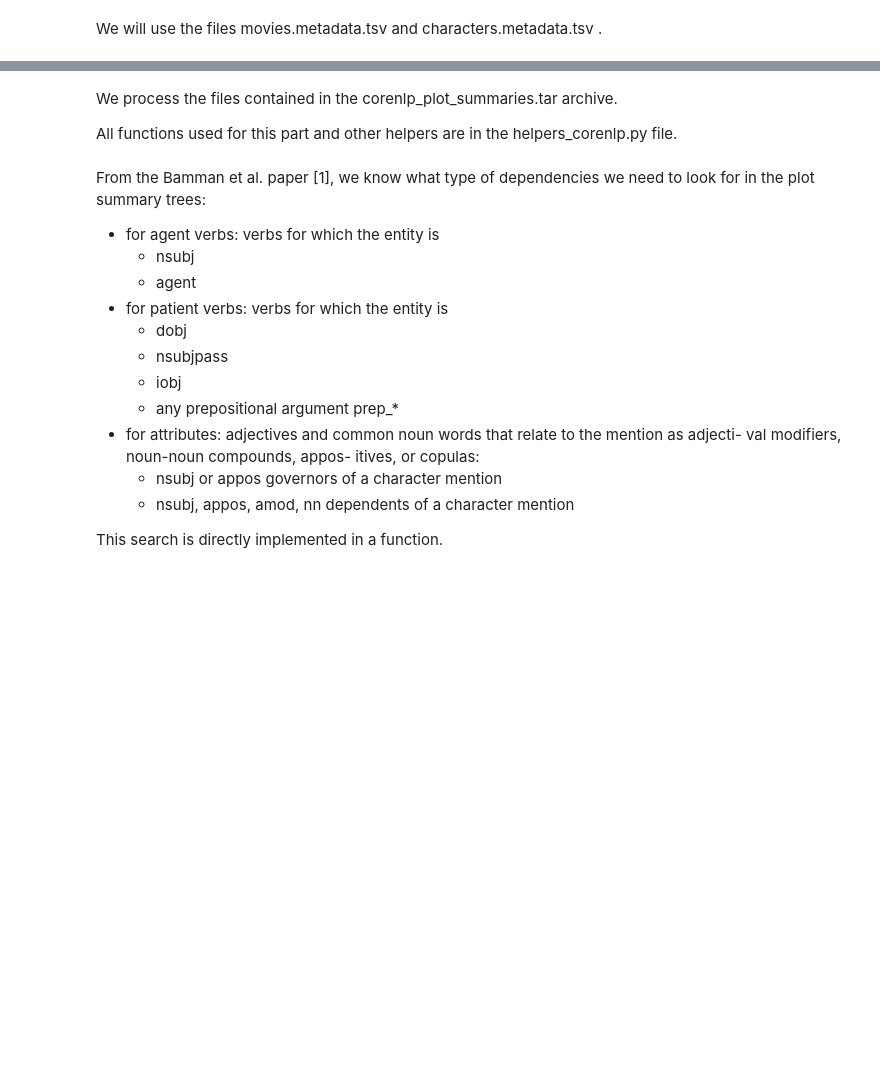
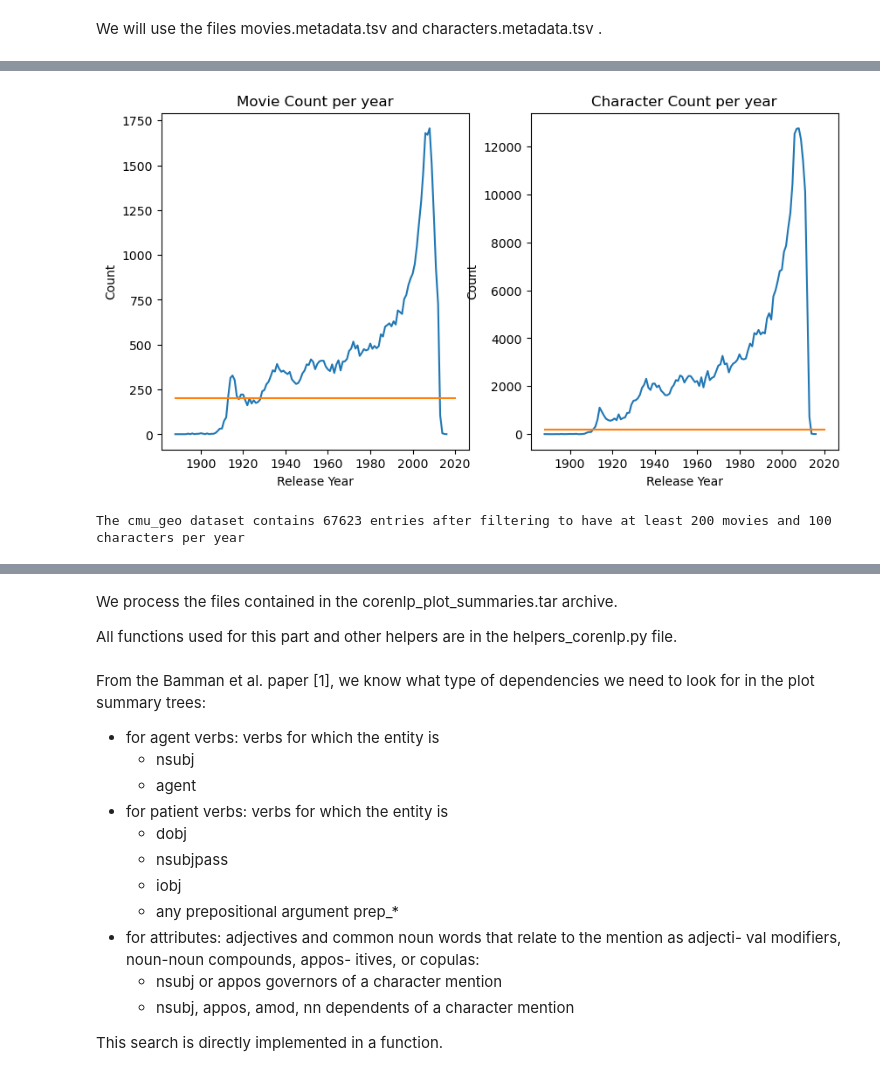
Before and after one commit to epfl-ada/ada-2023-project-teamcajare2023, a Jupyter notebook: P2.ipynb, the cells around one changed output, grey strips where cells are left out. Saved outputs shown, nothing was run; the diff lists cells and outputs as text; code cells hidden in the pictures; blank space fills up the shorter version.

```diff
--- a/P2.ipynb
+++ b/P2.ipynb
@@ -147,0 +316,8 @@ cmu.sample(2)
+# %%
+# Remove the rows for which we have more than one unique continent
+length_before = len(movies_geo)
+
+movies_geo = movies_geo[movies_geo['Continent'].apply(lambda x: len(x) <= 1)].copy(deep=True)
+
+length_after = len(movies_geo)
+print(f'{length_before-length_after} rows were dropped')
@@ -147,0 +326,7 @@ cmu.sample(2)
+# %%
+# Change the data type of the 'Continent' column from a list to a string since it now contains lists with only one element
+movies_geo['Continent'] = movies_geo['Continent'].apply(lambda x: x[0] if isinstance(x, list) else x)
+# %%
+# convert list in string
+movies_geo['Countries'] = movies_geo['Countries'].apply(lambda x: x[0] if isinstance(x, list) else x)
+movies_geo.sample(2)
@@ -147,0 +343,7 @@ cmu.sample(2)
+# %%
+# Merge the 2 datasets according to the common columns, and drop the columns that we don't need
+cmu_geo = movies_geo.merge(characters, how='inner', on=['WikiMovieID', 'FreebaseMovieID', 'ReleaseDate', 'ReleaseYear'])
+cmu_geo = cmu_geo.drop(['DoB', 'Height', 'Runtime'], axis=1).copy(deep=True)
+
+print(f'The cmu_geo dataset contains {len(cmu_geo.index)} entries')
+cmu_geo.sample(2)
@@ -147,0 +355,26 @@ cmu.sample(2)
+# %%
+movie_geo_count_per_year = cmu_geo.groupby(['ReleaseYear']).agg({'WikiMovieID' : 'nunique'})
+character_geo_count_per_year = cmu_geo.groupby(['ReleaseYear']).agg({'Gender': 'count'})
+
+fig, (ax1, ax2) = plt.subplots(1,2,figsize= (10,5))
+ax1.plot(movie_geo_count_per_year)
+ax1.plot([1888, 2020], [200, 200])
+ax1.set_xlabel('Release Year')
+ax1.set_ylabel('Count')
+ax1.set_title('Movie Count per year')
+
+ax2.plot(character_geo_count_per_year)
+ax2.plot([1888, 2020], [200, 200])
+ax2.set_xlabel('Release Year')
+ax2.set_ylabel('Count')
+ax2.set_title('Character Count per year')
+
+plt.show()
+# %% [output]
+[figure, added]
+# %%
+# Keep only movies between 1930 and 2012 to have at least 200 movies per year and at least 100 characters per year
+cmu_geo = cmu_geo.loc[(movies['ReleaseYear'] >= 1930) & (cmu_geo['ReleaseYear'] <= 2012)].copy(deep=True)
+print(f'The cmu_geo dataset contains {len(cmu_geo.index)} entries after filtering to have at least 200 movies and 100 characters per year')
+# %% [output]
+The cmu_geo dataset contains 67623 entries after filtering to have at least 200 movies and 100 characters per year
```
Also changed, not shown: parts of 122 cells of this notebook.
